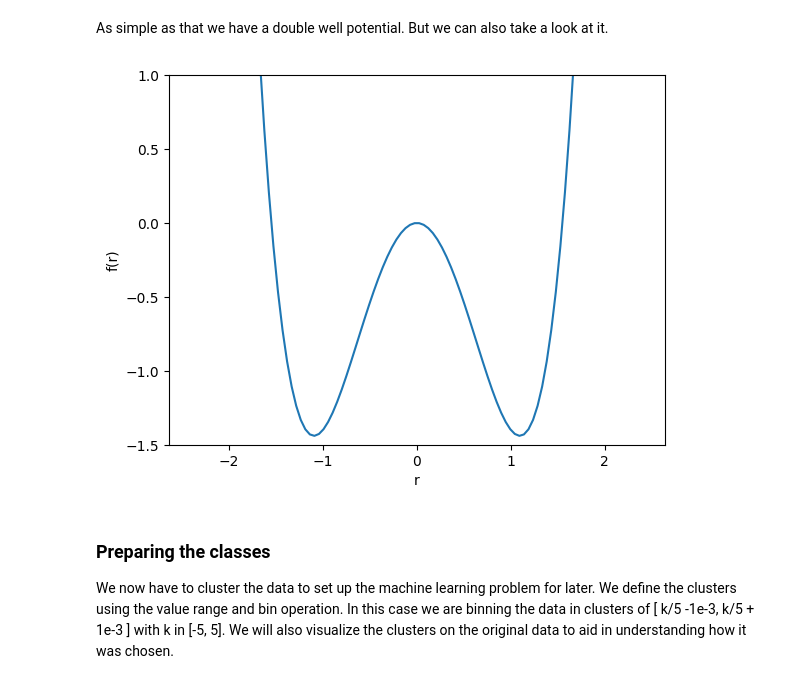
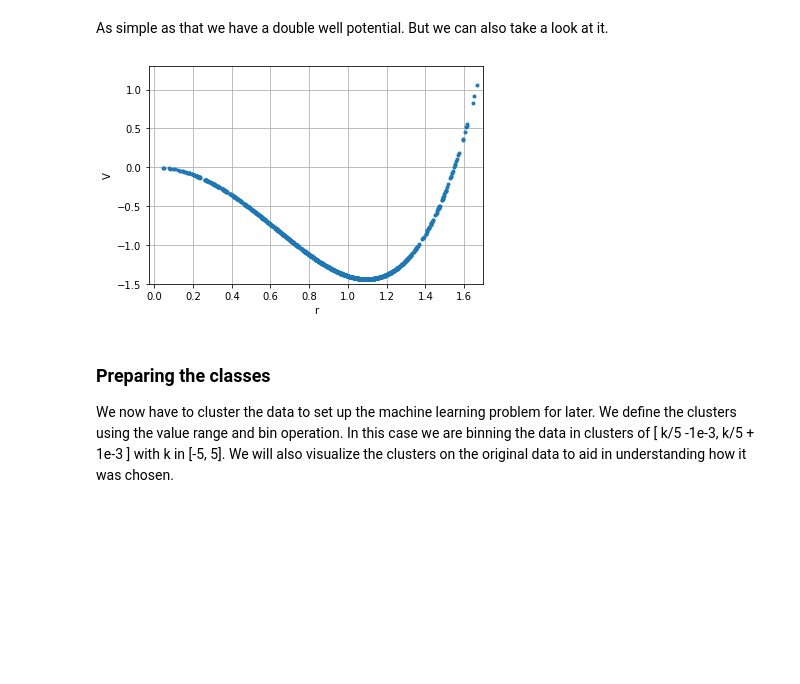
Before and after one commit to zincware/SymSuite, a Jupyter notebook: examples/notebooks/double_well_investigation.ipynb, the cells around one changed output. Drawn from its saved outputs; the diff is of its cells as text; code cells hidden in the pictures; blank space fills up the shorter version.

Commit message:
Add cluster detection and fix plotting

```diff
--- a/examples/notebooks/double_well_investigation.ipynb
+++ b/examples/notebooks/double_well_investigation.ipynb
@@ -26,13 +20,13 @@ from sklearn.cluster import MeanShift, estimate_bandwidth
 ###  Preparing data
 So you want to prepare some simple data from a double well potential so that we can identify some symmetry groups. Luckily, we were prepared for this scenario and wrote a class just for you!
 # %%
-double_well_potential = DoubleWellPotential(a=2.4)
+double_well_potential = symdet.DoubleWellPotential(a=2.4)
 # %% [markdown]
 As simple as that we have a double well potential. But we can also take a look at it.
 # %%
-double_well_potential.plot_potential()
+double_well_potential.plot_data()
 # %% [output]
-[figure, old version]
+[figure, new version]
 # %% [markdown]
 ### Preparing the classes
 
```
Also changed, not shown: parts of 9 cells of this notebook, 16 other files.
